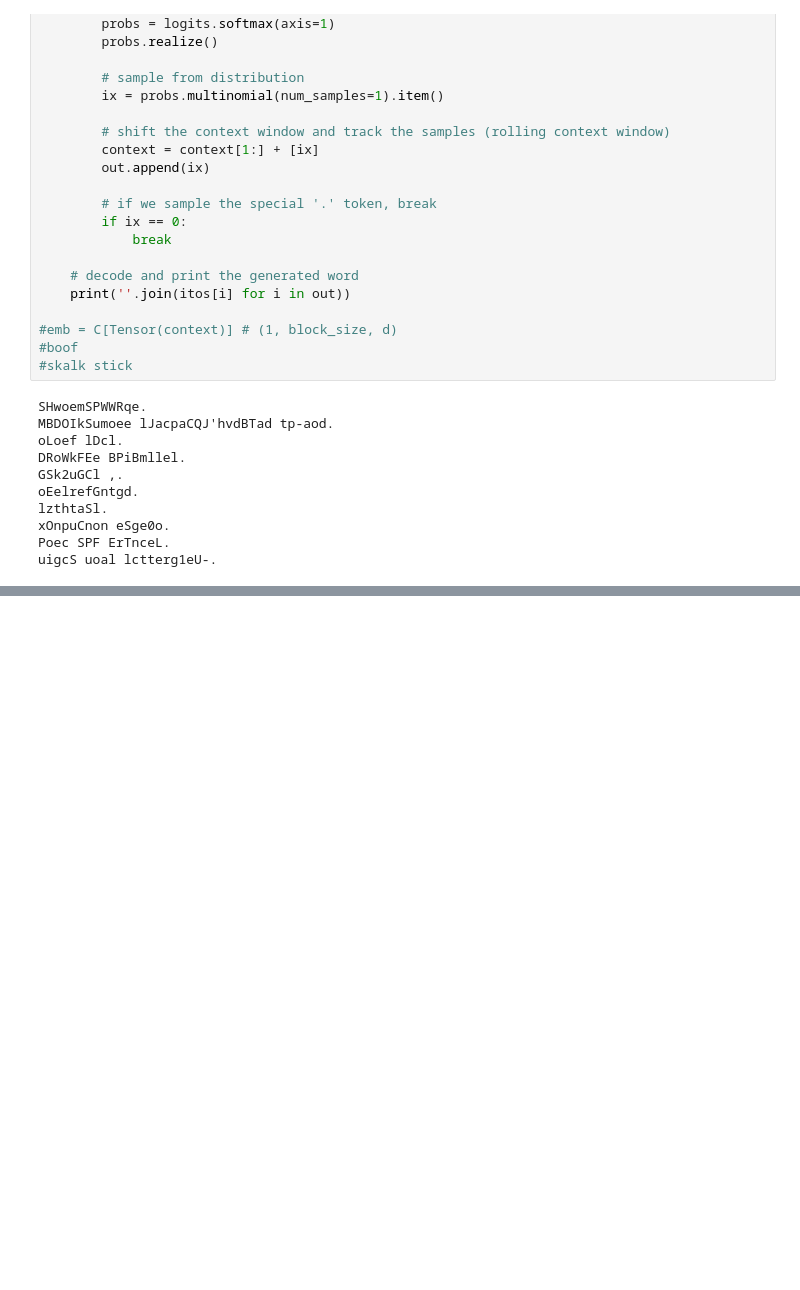
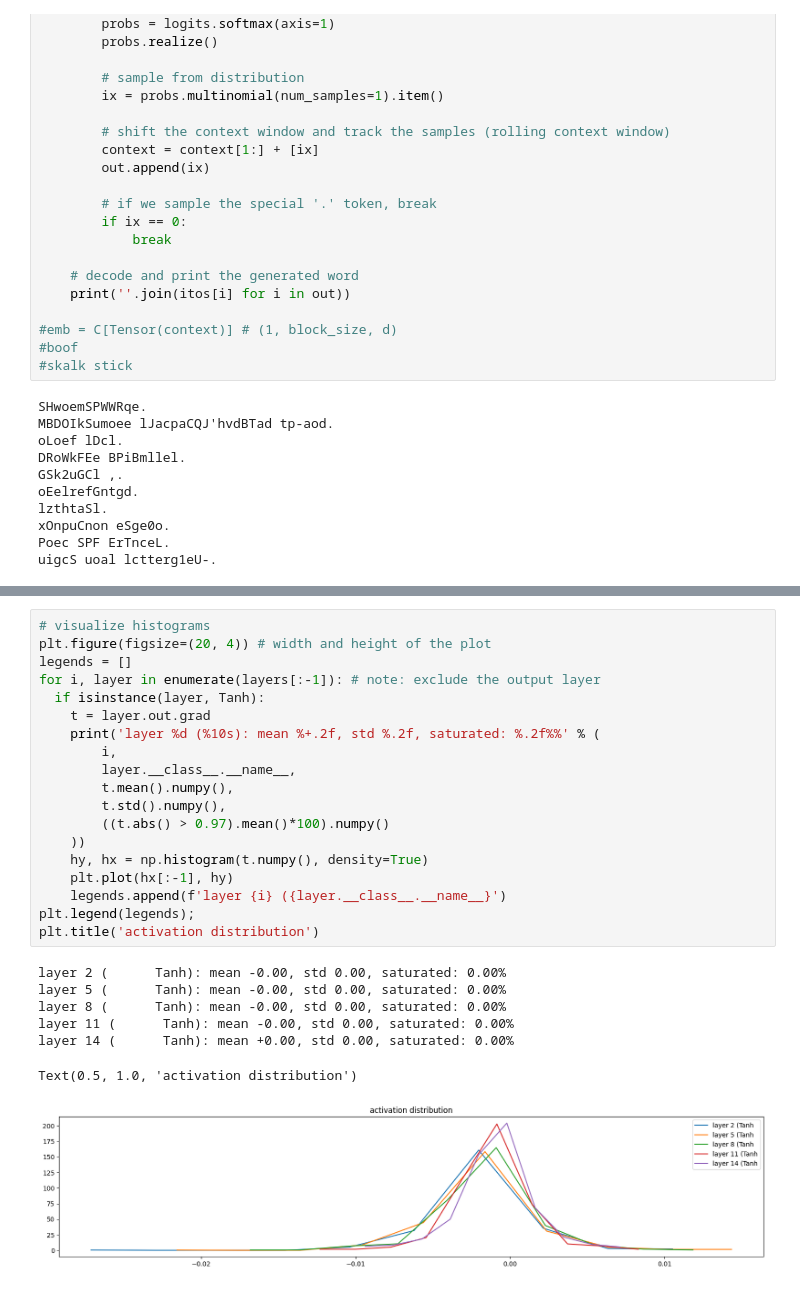
Before and after one commit to GangstersPairOfDice/zero-to-hero, a Jupyter notebook: makemore_mlp2.ipynb, the cells around one changed output, grey strips where cells are left out. Drawn from its saved outputs; the diff is of its cells as text; blank space fills up the shorter version.

```diff
--- a/makemore_mlp2.ipynb
+++ b/makemore_mlp2.ipynb
@@ -325,0 +497,27 @@ uigcS uoal lctterg1eU-.
+# %%
+# visualize histograms
+plt.figure(figsize=(20, 4)) # width and height of the plot
+legends = []
+for i, layer in enumerate(layers[:-1]): # note: exclude the output layer
+  if isinstance(layer, Tanh):
+    t = layer.out.grad
+    print('layer %d (%10s): mean %+.2f, std %.2f, saturated: %.2f%%' % (
+        i,
+        layer.__class__.__name__,
+        t.mean().numpy(),
+        t.std().numpy(),
+        ((t.abs() > 0.97).mean()*100).numpy()
+    ))
+    hy, hx = np.histogram(t.numpy(), density=True)
+    plt.plot(hx[:-1], hy)
+    legends.append(f'layer {i} ({layer.__class__.__name__}')
+plt.legend(legends);
+plt.title('activation distribution')
+# %% [output]
+layer 2 (      Tanh): mean -0.00, std 0.00, saturated: 0.00%
+layer 5 (      Tanh): mean -0.00, std 0.00, saturated: 0.00%
+layer 8 (      Tanh): mean -0.00, std 0.00, saturated: 0.00%
+layer 11 (      Tanh): mean -0.00, std 0.00, saturated: 0.00%
+layer 14 (      Tanh): mean +0.00, std 0.00, saturated: 0.00%
+Text(0.5, 1.0, 'activation distribution')
+[figure, added]
```
Also changed, not shown: parts of 9 cells of this notebook.
